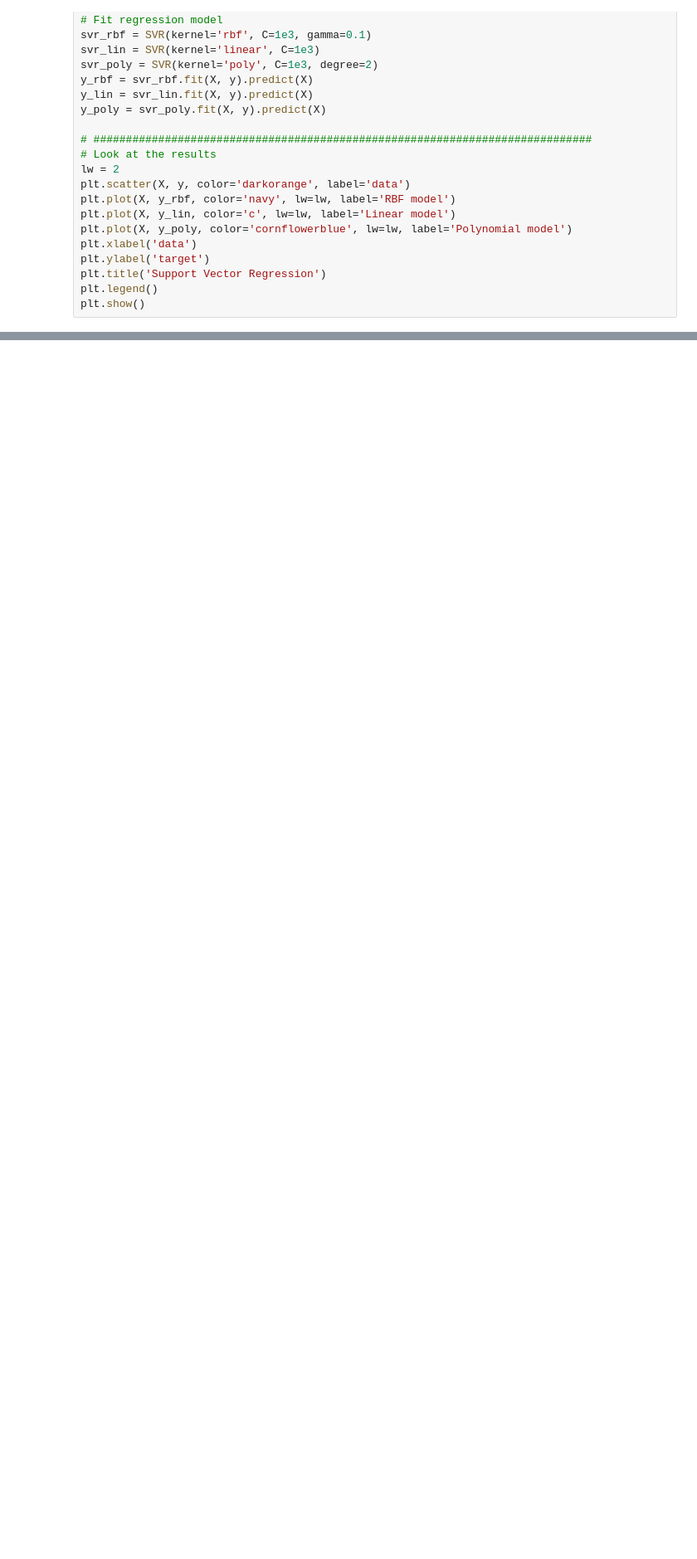
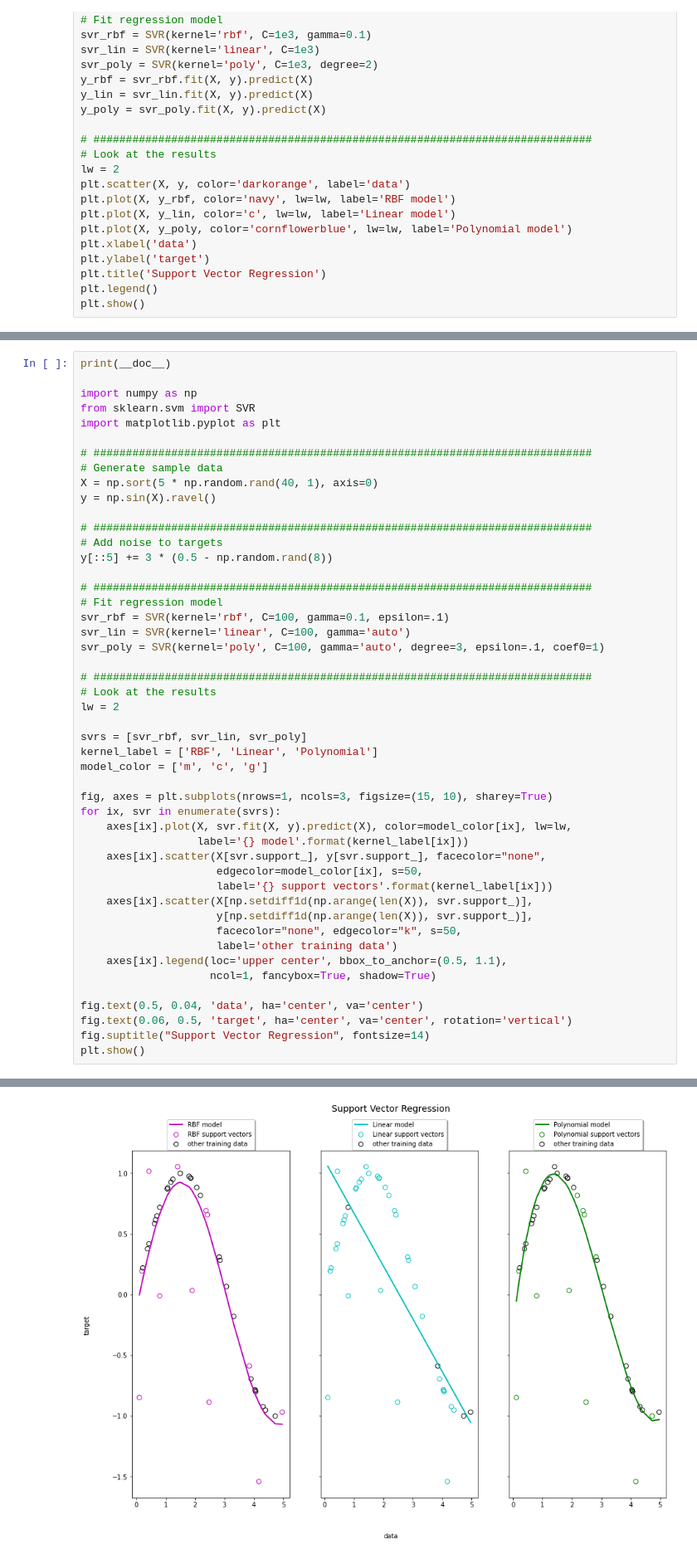
Before and after one commit to katharina-knappmann/wildfire_estimator, a Jupyter notebook: SVM.ipynb, the cells around one changed output, grey strips where cells are left out. Shown: that part at 83% size. Saved outputs shown, nothing was run; the diff lists cells and outputs as text; blank space fills up the shorter version.

```diff
--- a/SVM.ipynb
+++ b/SVM.ipynb
@@ -123,0 +238,49 @@ plt.show()
+# %%
+print(__doc__)
+
+import numpy as np
+from sklearn.svm import SVR
+import matplotlib.pyplot as plt
+
+# #############################################################################
+# Generate sample data
+X = np.sort(5 * np.random.rand(40, 1), axis=0)
+y = np.sin(X).ravel()
+
+# #############################################################################
+# Add noise to targets
+y[::5] += 3 * (0.5 - np.random.rand(8))
+
+# #############################################################################
+# Fit regression model
+svr_rbf = SVR(kernel='rbf', C=100, gamma=0.1, epsilon=.1)
+svr_lin = SVR(kernel='linear', C=100, gamma='auto')
+svr_poly = SVR(kernel='poly', C=100, gamma='auto', degree=3, epsilon=.1, coef0=1)
+
+# #############################################################################
+# Look at the results
+lw = 2
+
+svrs = [svr_rbf, svr_lin, svr_poly]
+kernel_label = ['RBF', 'Linear', 'Polynomial']
+model_color = ['m', 'c', 'g']
+
+fig, axes = plt.subplots(nrows=1, ncols=3, figsize=(15, 10), sharey=True)
+for ix, svr in enumerate(svrs):
+    axes[ix].plot(X, svr.fit(X, y).predict(X), color=model_color[ix], lw=lw,
+                  label='{} model'.format(kernel_label[ix]))
+    axes[ix].scatter(X[svr.support_], y[svr.support_], facecolor="none",
+                     edgecolor=model_color[ix], s=50,
+                     label='{} support vectors'.format(kernel_label[ix]))
+    axes[ix].scatter(X[np.setdiff1d(np.arange(len(X)), svr.support_)],
+                     y[np.setdiff1d(np.arange(len(X)), svr.support_)],
+                     facecolor="none", edgecolor="k", s=50,
+                     label='other training data')
+    axes[ix].legend(loc='upper center', bbox_to_anchor=(0.5, 1.1),
+                    ncol=1, fancybox=True, shadow=True)
+
+fig.text(0.5, 0.04, 'data', ha='center', va='center')
+fig.text(0.06, 0.5, 'target', ha='center', va='center', rotation='vertical')
+fig.suptitle("Support Vector Regression", fontsize=14)
+plt.show()
+# %% [output]
@@ -123,0 +288 @@ plt.show()
+[figure, added]
```
Also changed, not shown: parts of 20 cells of this notebook.
